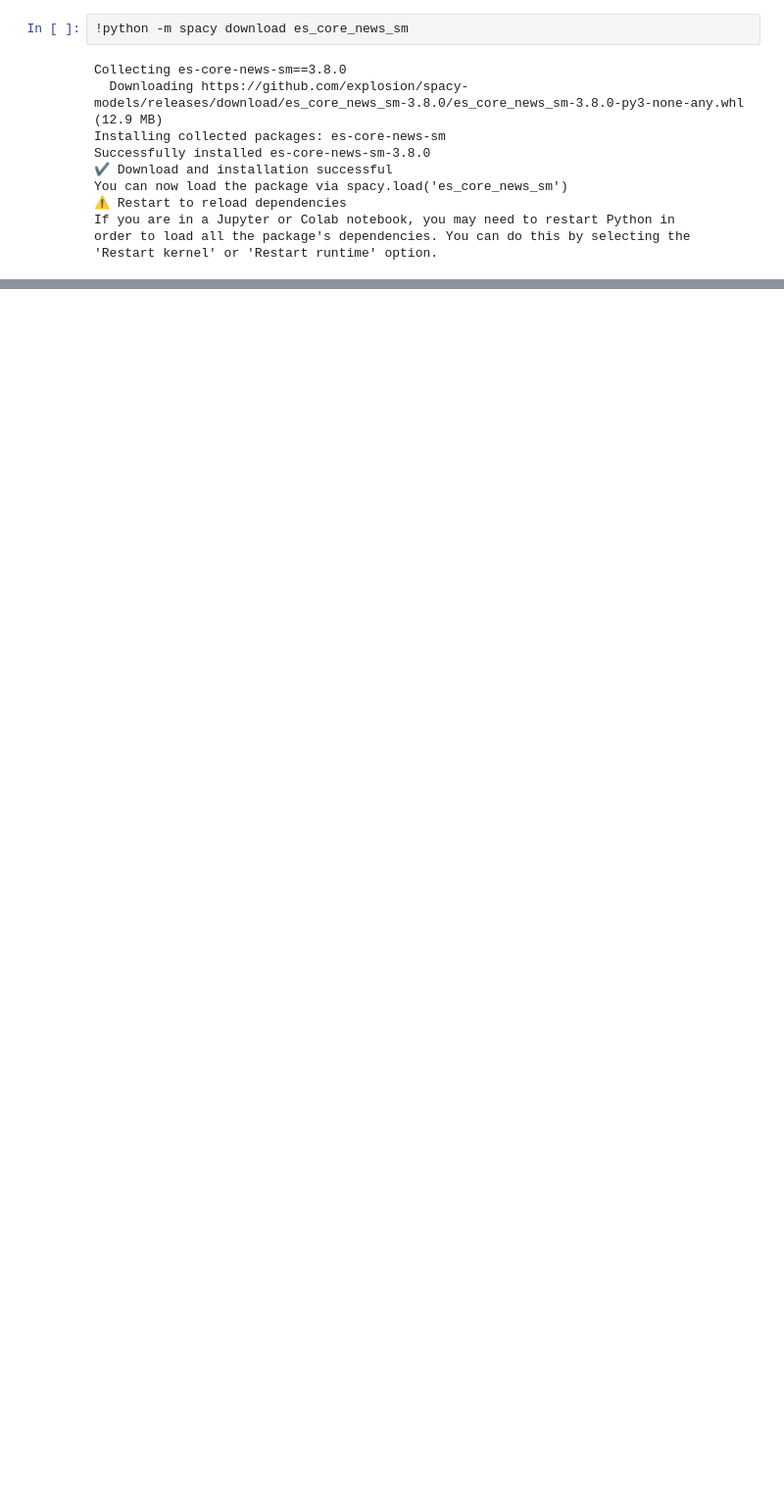
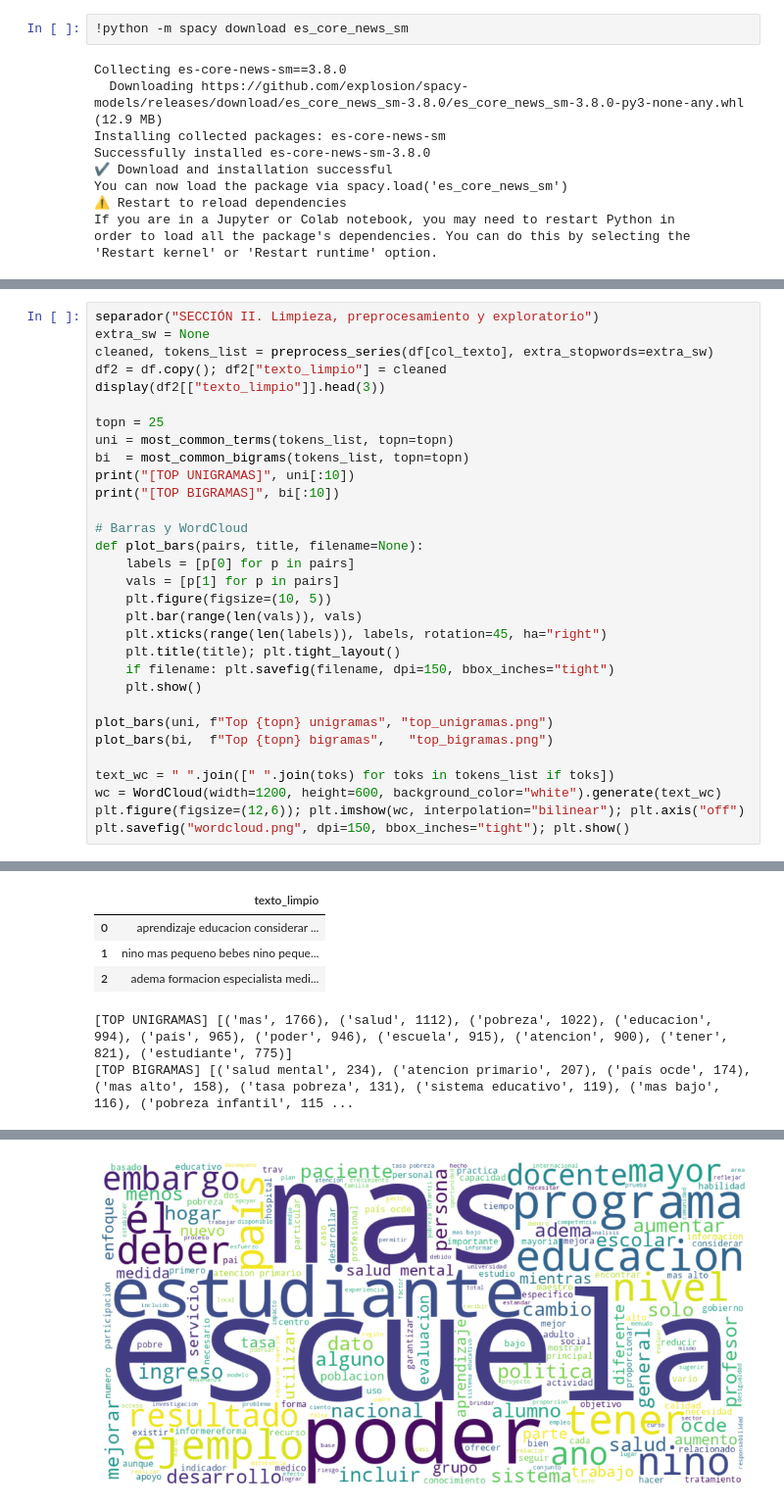
Before and after one commit to jngarciae/BI-Proyecto1-Grupo43, a Jupyter notebook: Proyecto_Entrega1_201717860.ipynb, the cells around one changed output, grey strips where cells are left out. Shown at 98% size. Saved outputs shown, nothing was run; the diff lists cells and outputs as text; blank space fills up the shorter version.

```diff
--- a/Proyecto_Entrega1_201717860.ipynb
+++ b/Proyecto_Entrega1_201717860.ipynb
@@ -561,0 +323,32 @@ weighted avg       0.95      0.95      0.95       485
+# %%
+separador("SECCIÓN II. Limpieza, preprocesamiento y exploratorio")
+extra_sw = None
+cleaned, tokens_list = preprocess_series(df[col_texto], extra_stopwords=extra_sw)
+df2 = df.copy(); df2["texto_limpio"] = cleaned
+display(df2[["texto_limpio"]].head(3))
+
+topn = 25
+uni = most_common_terms(tokens_list, topn=topn)
+bi  = most_common_bigrams(tokens_list, topn=topn)
+print("[TOP UNIGRAMAS]", uni[:10])
+print("[TOP BIGRAMAS]", bi[:10])
+
+# Barras y WordCloud
+def plot_bars(pairs, title, filename=None):
+    labels = [p[0] for p in pairs]
+    vals = [p[1] for p in pairs]
+    plt.figure(figsize=(10, 5))
+    plt.bar(range(len(vals)), vals)
+    plt.xticks(range(len(labels)), labels, rotation=45, ha="right")
+    plt.title(title); plt.tight_layout()
+    if filename: plt.savefig(filename, dpi=150, bbox_inches="tight")
+    plt.show()
+
+plot_bars(uni, f"Top {topn} unigramas", "top_unigramas.png")
+plot_bars(bi,  f"Top {topn} bigramas",   "top_bigramas.png")
+
+text_wc = " ".join([" ".join(toks) for toks in tokens_list if toks])
+wc = WordCloud(width=1200, height=600, background_color="white").generate(text_wc)
+plt.figure(figsize=(12,6)); plt.imshow(wc, interpolation="bilinear"); plt.axis("off")
+plt.savefig("wordcloud.png", dpi=150, bbox_inches="tight"); plt.show()
+# %% [output]
@@ -561,0 +360,6 @@ weighted avg       0.95      0.95      0.95       485
+|  | texto_limpio |
+| 0 | aprendizaje educacion considerar ... |
+| 1 | nino mas pequeno bebes nino peque... |
+| 2 | adema formacion especialista medi... |
+[TOP UNIGRAMAS] [('mas', 1766), ('salud', 1112), ('pobreza', 1022), ('educacion', 994), ('país', 965), ('poder', 946), ('escuela', 915), ('atencion', 900), ('tener', 821), ('estudiante', 775)]
+[TOP BIGRAMAS] [('salud mental', 234), ('atencion primario', 207), ('país ocde', 174), ('mas alto', 158), ('tasa pobreza', 131), ('sistema educativo', 119), ('mas bajo', 116), ('pobreza infantil', 115 ...
@@ -561,0 +368 @@ weighted avg       0.95      0.95      0.95       485
+[figure, added]
```
Also changed, not shown: parts of 16 cells of this notebook.
